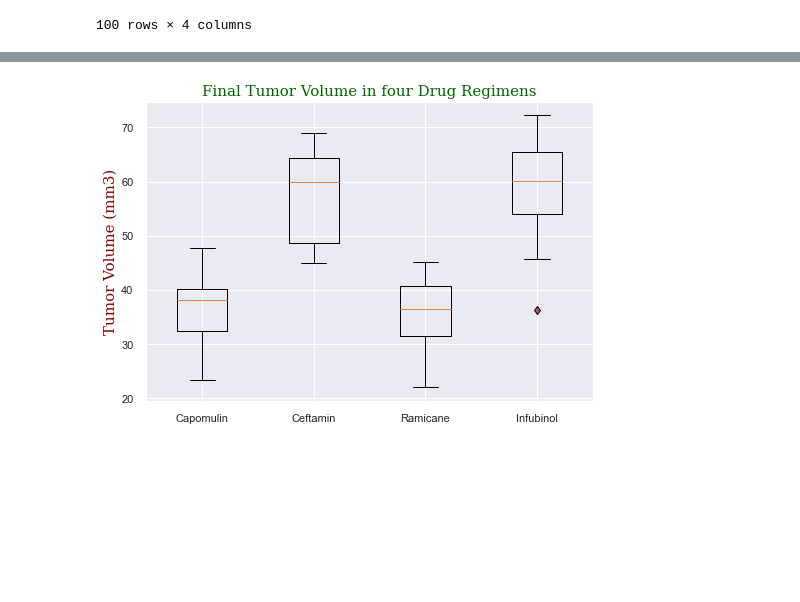
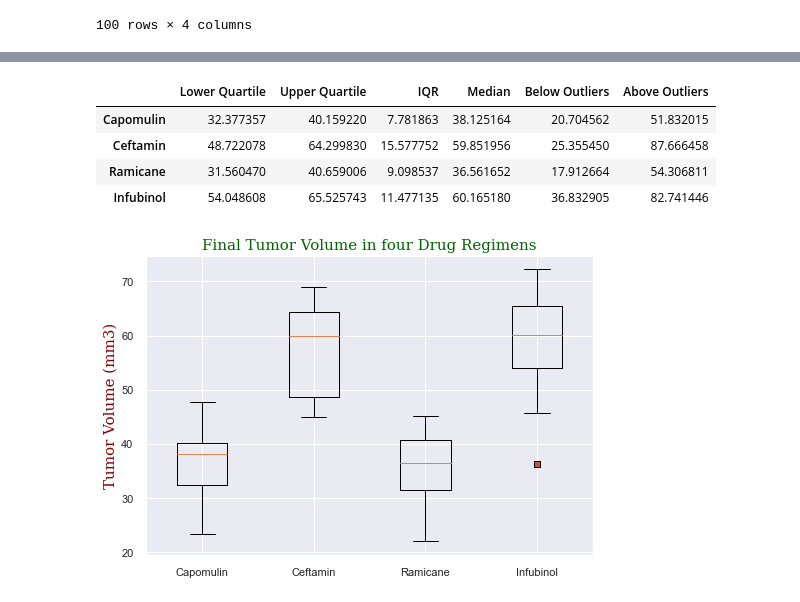
Before and after one commit to SoniMohandas/The_Power_of_Plots, a Jupyter notebook: Pharmaceuticals/pymaceuticals_starter.ipynb, the cells around one changed output, grey strips where cells are left out. Saved outputs shown, nothing was run; the diff lists cells and outputs as text; code cells hidden in the pictures; blank space fills up the shorter version.

```diff
--- a/Pharmaceuticals/pymaceuticals_starter.ipynb
+++ b/Pharmaceuticals/pymaceuticals_starter.ipynb
@@ -510,32 +418,11 @@ ceftamin_treatment=ceftamin_regimen.Tumor_volume.sort_values()
 
 #Calculating quartiles and IQR
 quartiles = ceftamin_treatment.quantile([.25,.5,.75])
-lowerq = quartiles[0.25]
-upperq = quartiles[0.75]
-iqr = upperq-lowerq
-
-print(f"The lower quartile of tumor volume is: {lowerq}")
-print(f"The upper quartile of tumor volume is: {upperq}")
-print(f"The interquartile range of tumor volume is: {iqr}")
-print(f"The the median of tumor volume is: {quartiles[0.5]} ")
+ceft_lowerq = quartiles[0.25]
+ceft_upperq = quartiles[0.75]
+ceft_median = quartiles[0.5]
+ceft_iqr = ceft_upperq-ceft_lowerq
 
 # Calculating lower bound and upper bound
-lower_bound = lowerq - (1.5*iqr)
-upper_bound = upperq + (1.5*iqr)
-
-print(f"Values below {lower_bound} could be outliers.")
-print(f"Values above {upper_bound} could be outliers.")
-print('')
-# Generate a box plot of the final tumor volume of each mouse across Ceftamin regimens
-fig1, ax1 = plt.subplots()
-
-# Box plotting
-ax1.boxplot(ceftamin_treatment)
-
-# Titling, labelling, and style formatting
-ax1.set_title("Final Tumor Volume in Drug Regimen 'Ceftamin", fontdict=font1)
-ax1.set_ylabel("Final Tumor Volume (mm3)", fontdict=font2)
-
-# Labelling the Cefamin drug
-plt.xticks([1], ['Ceftamin'])
-plt.show()
+ceft_lbound = ceft_lowerq - (1.5*ceft_iqr)
+ceft_ubound = ceft_upperq + (1.5*ceft_iqr)
@@ -550,2 +429,18 @@ Values above 87.66645829999999 could be outliers.
+# %%
+# Four drug regimens' quartiles and outliers with tumor volume in a single table
+quartiles_outliers=pd.DataFrame({'Lower Quartile':[capo_lowerq, ceft_lowerq, rami_lowerq, infu_lowerq],
+              'Upper Quartile':[capo_upperq, ceft_upperq, rami_upperq, infu_upperq],
+              'IQR':[capo_iqr, ceft_iqr, rami_iqr, infu_iqr],
+              'Median':[capo_median, ceft_median, rami_median, infu_median],
+              'Below Outliers':[capo_lbound, ceft_lbound, rami_lbound, infu_lbound],
+              'Above Outliers':[capo_ubound, ceft_ubound, rami_ubound, infu_ubound]},
+             index=['Capomulin','Ceftamin','Ramicane','Infubinol'])
+quartiles_outliers
+# %% [output]
+|  | Lower Quartile | Upper Quartile | IQR | Median | Below Outliers | Above Outliers |
+| Capomulin | 32.377357 | 40.159220 | 7.781863 | 38.125164 | 20.704562 | 51.832015 |
+| Ceftamin | 48.722078 | 64.299830 | 15.577752 | 59.851956 | 25.355450 | 87.666458 |
+| Ramicane | 31.560470 | 40.659006 | 9.098537 | 36.561652 | 17.912664 | 54.306811 |
+| Infubinol | 54.048608 | 65.525743 | 11.477135 | 60.165180 | 36.832905 | 82.741446 |
 # %%
 # Box and whisker plot of four drug regimen with tumor volume
```
Also changed, not shown: parts of 9 cells of this notebook.
